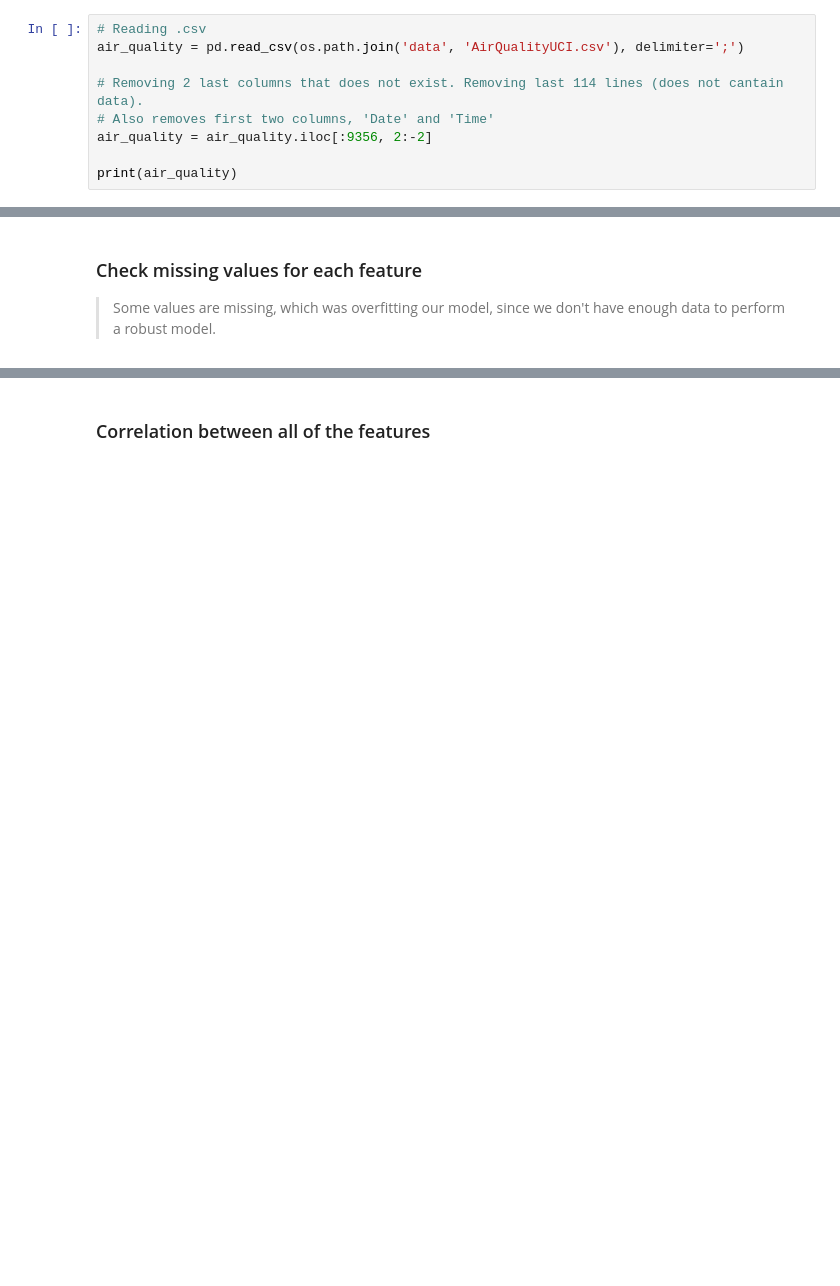
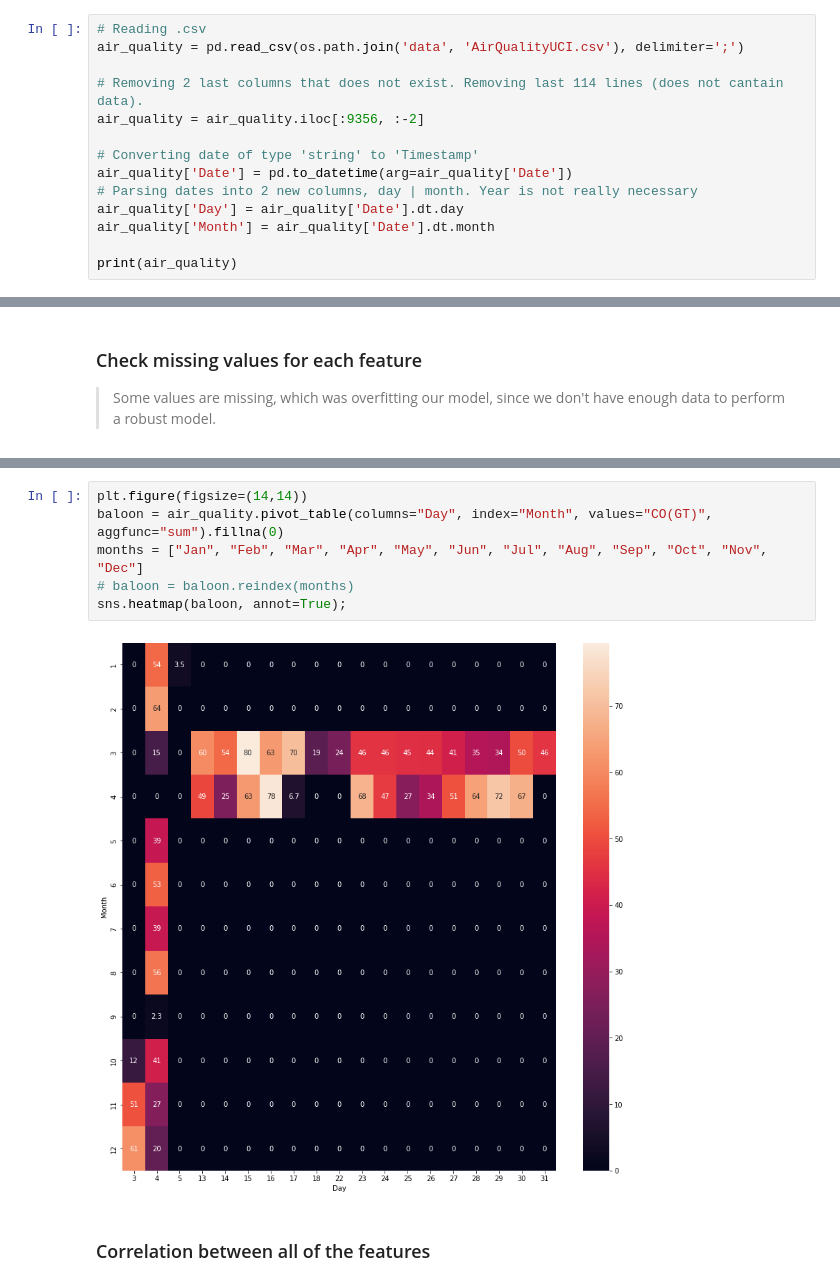
Before and after one commit to FelTavoni/machine-learning, a Jupyter notebook: AirQuality/Model.ipynb, the cells around one changed output, grey strips where cells are left out. Drawn from its saved outputs; the diff is of its cells as text; blank space fills up the shorter version.

Commit message:
Tried to create a heatmap for dates...no success : (

```diff
--- a/AirQuality/Model.ipynb
+++ b/AirQuality/Model.ipynb
@@ -29,8 +29,13 @@ from sklearn.model_selection import train_test_split
 air_quality = pd.read_csv(os.path.join('data', 'AirQualityUCI.csv'), delimiter=';')
 
 # Removing 2 last columns that does not exist. Removing last 114 lines (does not cantain data).
-# Also removes first two columns, 'Date' and 'Time'
-air_quality = air_quality.iloc[:9356, 2:-2]
+air_quality = air_quality.iloc[:9356, :-2]
+
+# Converting date of type 'string' to 'Timestamp'
+air_quality['Date'] = pd.to_datetime(arg=air_quality['Date'])
+# Parsing dates into 2 new columns, day | month. Year is not really necessary
+air_quality['Day'] = air_quality['Date'].dt.day
+air_quality['Month'] = air_quality['Date'].dt.month
 
 print(air_quality)
 # %% [output]
@@ -71,3 +82,11 @@ print(air_quality.shape)
+# %%
+plt.figure(figsize=(14,14))
+baloon = air_quality.pivot_table(columns="Day", index="Month", values="CO(GT)", aggfunc="sum").fillna(0)
+months = ["Jan", "Feb", "Mar", "Apr", "May", "Jun", "Jul", "Aug", "Sep", "Oct", "Nov", "Dec"]
+# baloon = baloon.reindex(months)
+sns.heatmap(baloon, annot=True);
+# %% [output]
+[figure, added]
 # %% [markdown]
 ### Correlation between all of the features
 # %%
```
Also changed, not shown: parts of 7 cells of this notebook.
